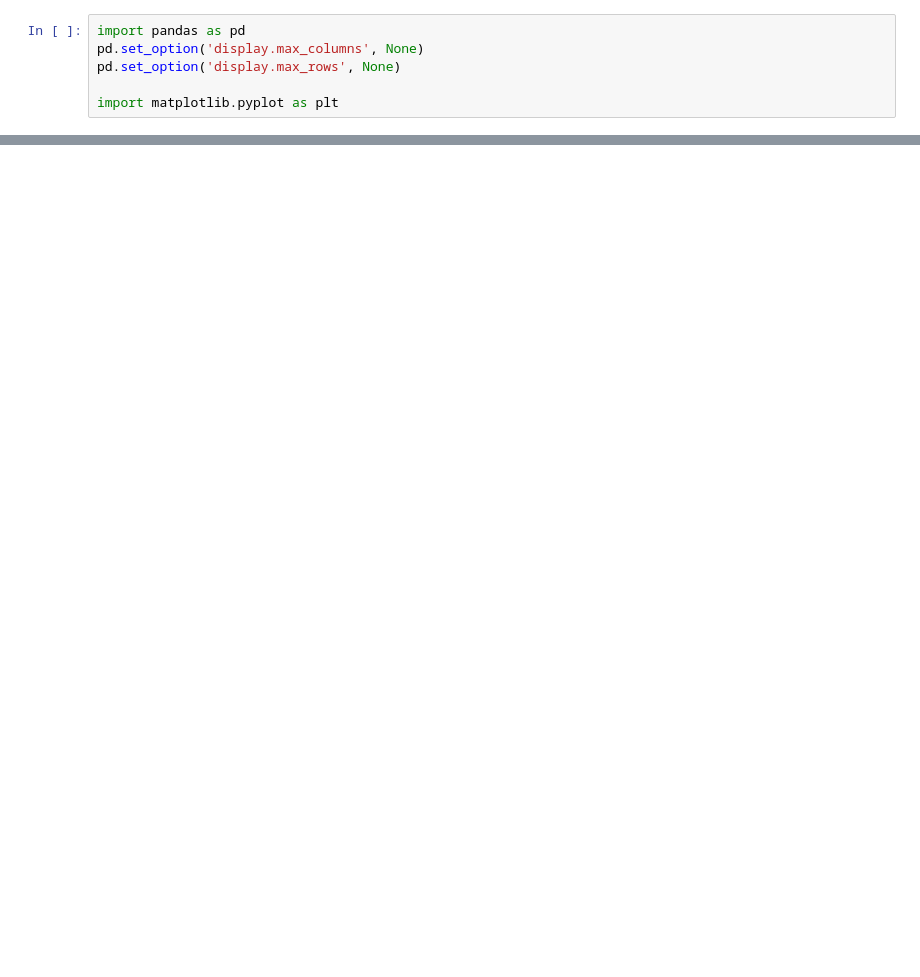
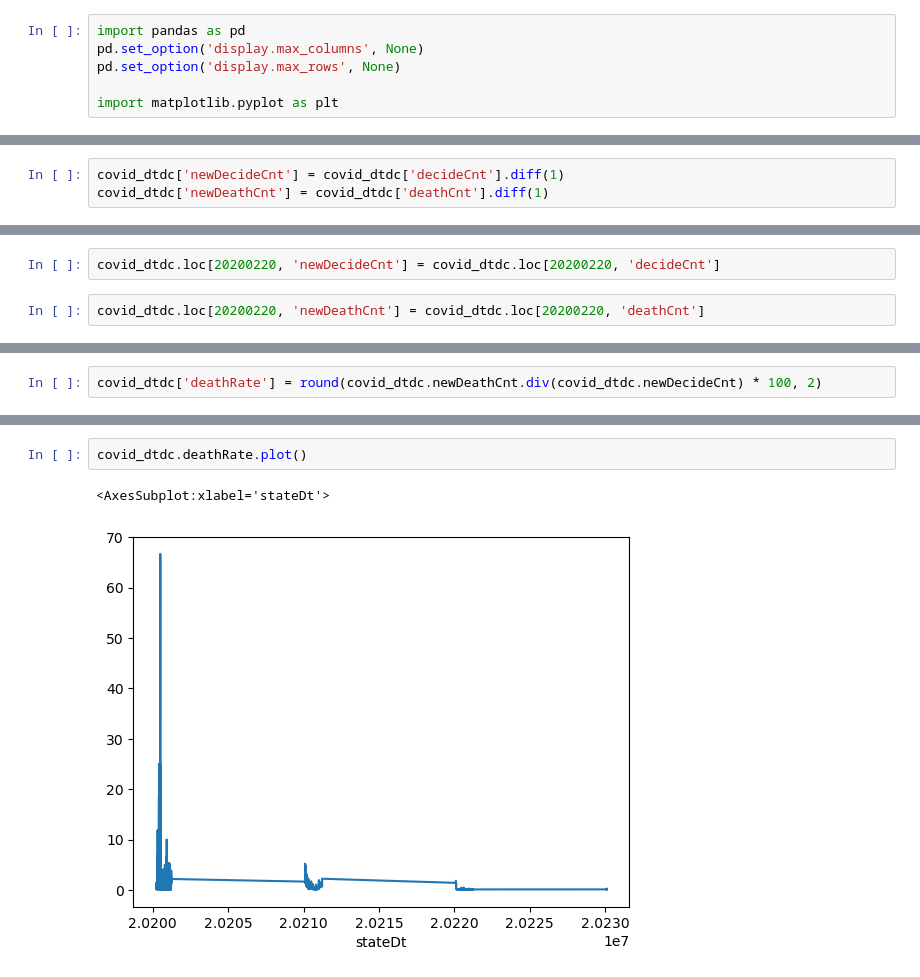
Before and after one commit to tiod0611/practice_language, a Jupyter notebook: python/TimeSeries/covid_korea/covid_korea.ipynb, the cells around one changed output, grey strips where cells are left out. Drawn from its saved outputs; the diff is of its cells as text; blank space fills up the shorter version.

```diff
--- a/python/TimeSeries/covid_korea/covid_korea.ipynb
+++ b/python/TimeSeries/covid_korea/covid_korea.ipynb
@@ -148,0 +205,3 @@ https://kdx.kr/data/view/25918
+# %%
+covid_dtdc['newDecideCnt'] = covid_dtdc['decideCnt'].diff(1)
+covid_dtdc['newDeathCnt'] = covid_dtdc['deathCnt'].diff(1)
@@ -148,0 +220,4 @@ https://kdx.kr/data/view/25918
+# %%
+covid_dtdc.loc[20200220, 'newDecideCnt'] = covid_dtdc.loc[20200220, 'decideCnt']
+# %%
+covid_dtdc.loc[20200220, 'newDeathCnt'] = covid_dtdc.loc[20200220, 'deathCnt']
@@ -148,0 +234,2 @@ https://kdx.kr/data/view/25918
+# %%
+covid_dtdc['deathRate'] = round(covid_dtdc.newDeathCnt.div(covid_dtdc.newDecideCnt) * 100, 2)
@@ -148,0 +290,5 @@ https://kdx.kr/data/view/25918
+# %%
+covid_dtdc.deathRate.plot()
+# %% [output]
+<AxesSubplot:xlabel='stateDt'>
+[figure, added]
```
Also changed, not shown: parts of 51 cells of this notebook.
